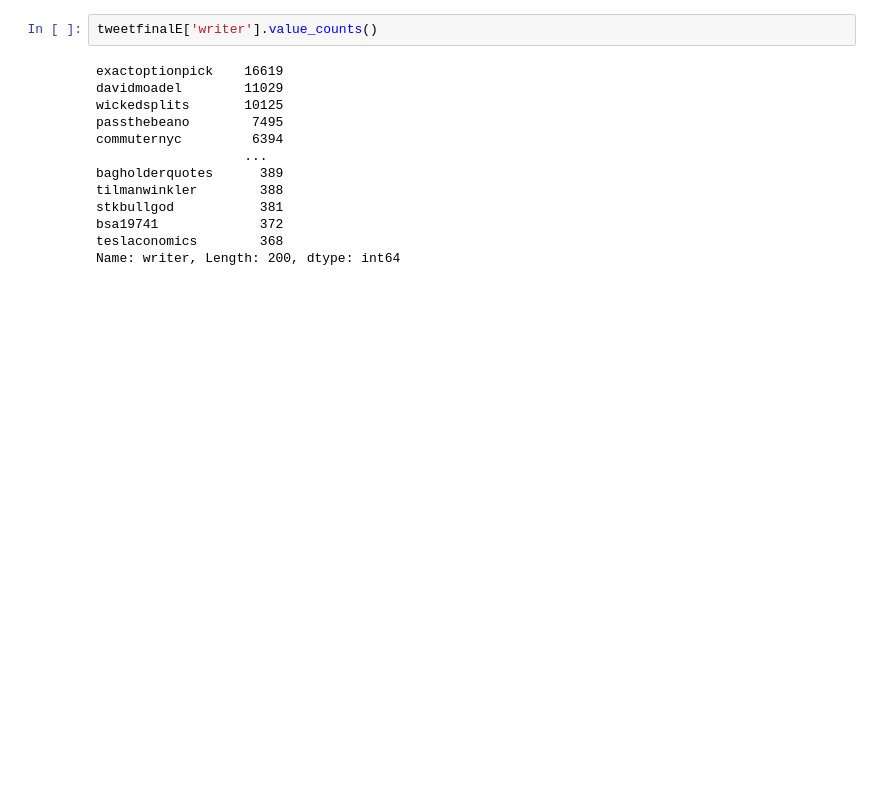
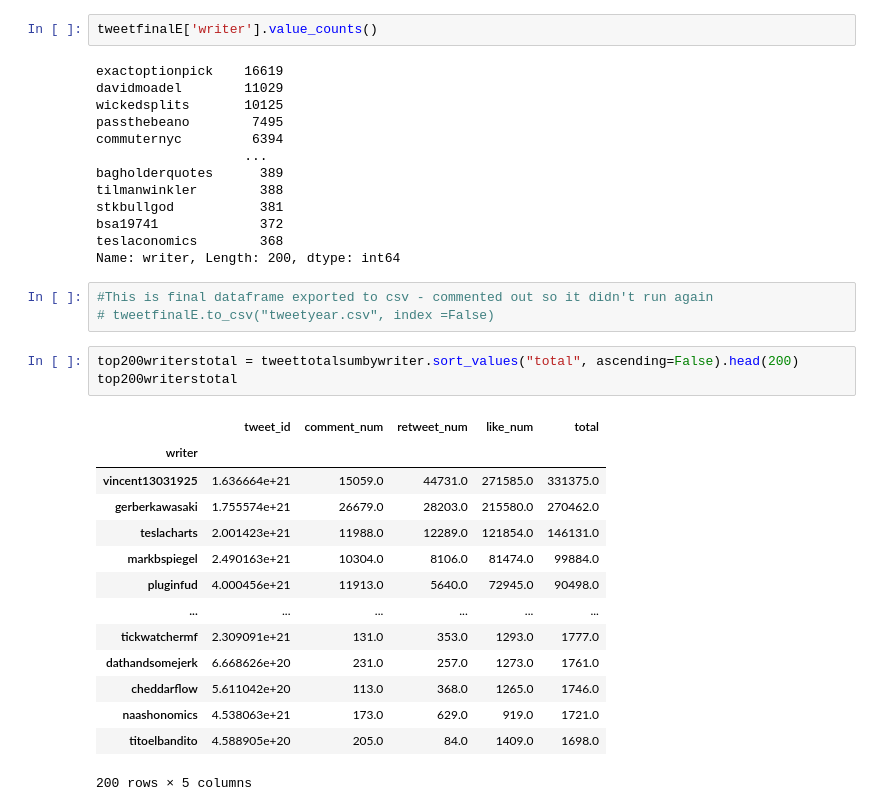
Before and after one commit to jMacProd/Project2, a Jupyter notebook: Data/DataCollation.ipynb, the cells around one changed output. Cells and saved outputs as stored; diff of their text form; blank space fills up the shorter version.

Commit message:
Added CSV for top 200 writers totals

```diff
--- a/Data/DataCollation.ipynb
+++ b/Data/DataCollation.ipynb
@@ -743,3 +743,24 @@ stkbullgod           381
 bsa19741             372
 teslaconomics        368
 Name: writer, Length: 200, dtype: int64
+# %%
+#This is final dataframe exported to csv - commented out so it didn't run again
+# tweetfinalE.to_csv("tweetyear.csv", index =False)
+# %%
+top200writerstotal = tweettotalsumbywriter.sort_values("total", ascending=False).head(200)
+top200writerstotal
+# %% [output]
+|  | tweet_id | comment_num | retweet_num | like_num | total |
+| writer |  |  |  |  |  |
+| vincent13031925 | 1.636664e+21 | 15059.0 | 44731.0 | 271585.0 | 331375.0 |
+| gerberkawasaki | 1.755574e+21 | 26679.0 | 28203.0 | 215580.0 | 270462.0 |
+| teslacharts | 2.001423e+21 | 11988.0 | 12289.0 | 121854.0 | 146131.0 |
+| markbspiegel | 2.490163e+21 | 10304.0 | 8106.0 | 81474.0 | 99884.0 |
+| pluginfud | 4.000456e+21 | 11913.0 | 5640.0 | 72945.0 | 90498.0 |
+| ... | ... | ... | ... | ... | ... |
+| tickwatchermf | 2.309091e+21 | 131.0 | 353.0 | 1293.0 | 1777.0 |
+| dathandsomejerk | 6.668626e+20 | 231.0 | 257.0 | 1273.0 | 1761.0 |
+| cheddarflow | 5.611042e+20 | 113.0 | 368.0 | 1265.0 | 1746.0 |
+| naashonomics | 4.538063e+21 | 173.0 | 629.0 | 919.0 | 1721.0 |
+| titoelbandito | 4.588905e+20 | 205.0 | 84.0 | 1409.0 | 1698.0 |
+200 rows × 5 columns
```
Also changed, not shown: parts of 4 cells of this notebook, 1 other file.
